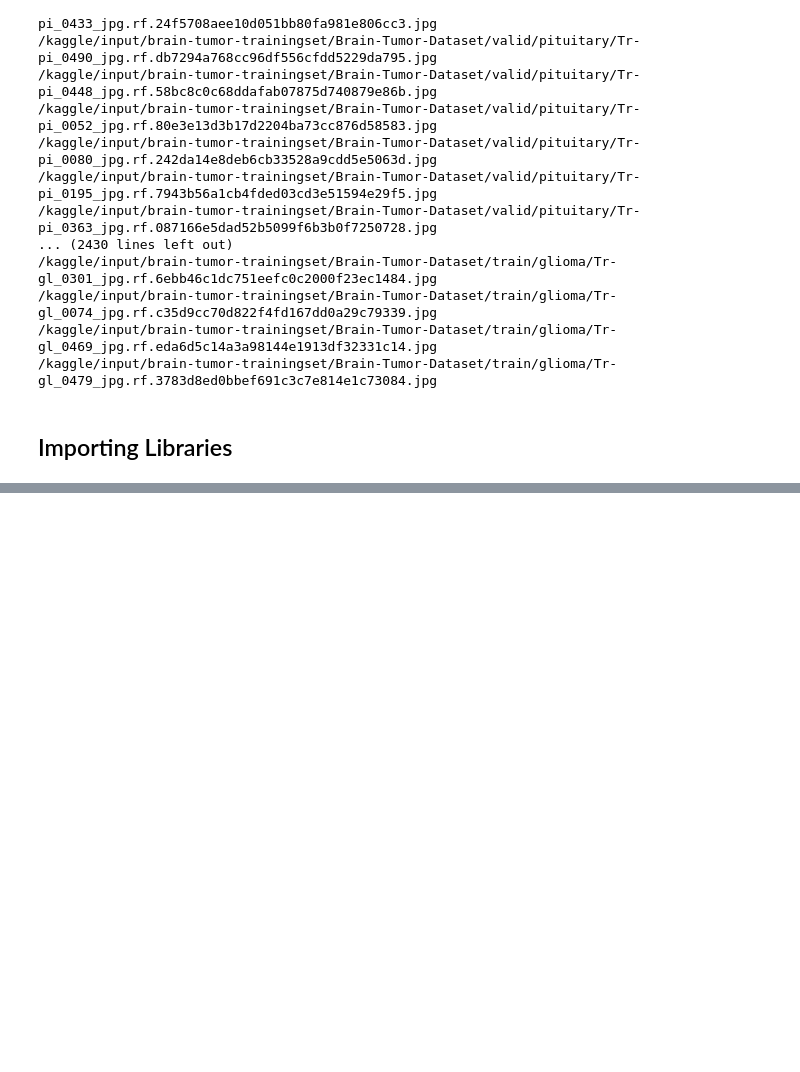
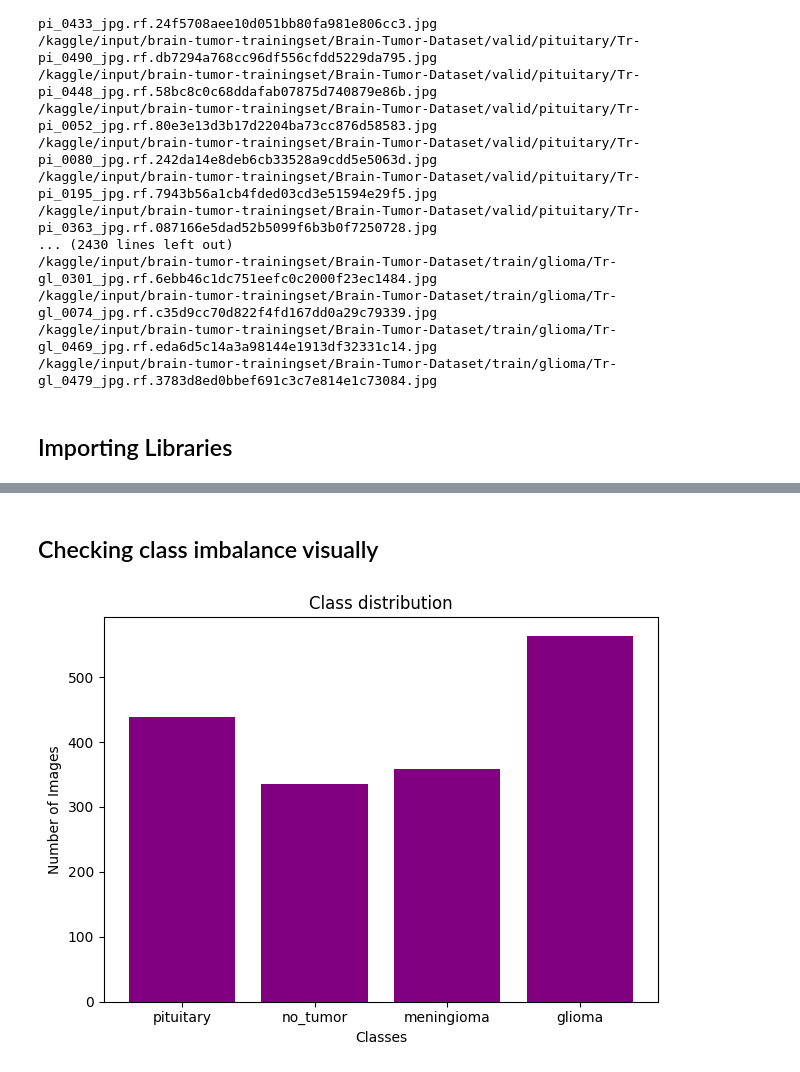
Before and after one commit to Jan2309jr/Brain-Tumor-MRI-Image-Classification, a Jupyter notebook: brain-tumor-detection.ipynb, the cells around one changed output, grey strips where cells are left out. Saved outputs shown, nothing was run; the diff lists cells and outputs as text; code cells hidden in the pictures; blank space fills up the shorter version.

```diff
--- a/brain-tumor-detection.ipynb
+++ b/brain-tumor-detection.ipynb
@@ -140,0 +156,19 @@ show_sample_images(os.path.join(base_dir, 'train'))
+# %% [markdown]
+## Checking class imbalance visually
+# %%
+def check_class_distribution(data_path):
+    plt.title("Class distribution")
+    class_count={}
+    for i in os.listdir(data_path):
+        class_path=os.path.join(data_path,i)
+        if(os.path.isdir(os.path.join(data_path,i))):
+            for j in os.listdir(os.path.join(data_path,i)):
+                class_count[i]=len(os.listdir(class_path))
+    plt.bar(class_count.keys(),class_count.values(),color="purple")
+    plt.ylabel("Number of Images")
+    plt.xlabel("Classes")
+    plt.tight_layout()
+    plt.show()
+check_class_distribution(train_path)
+# %% [output]
+[figure, added]
```
Also changed, not shown: parts of 15 cells of this notebook.
